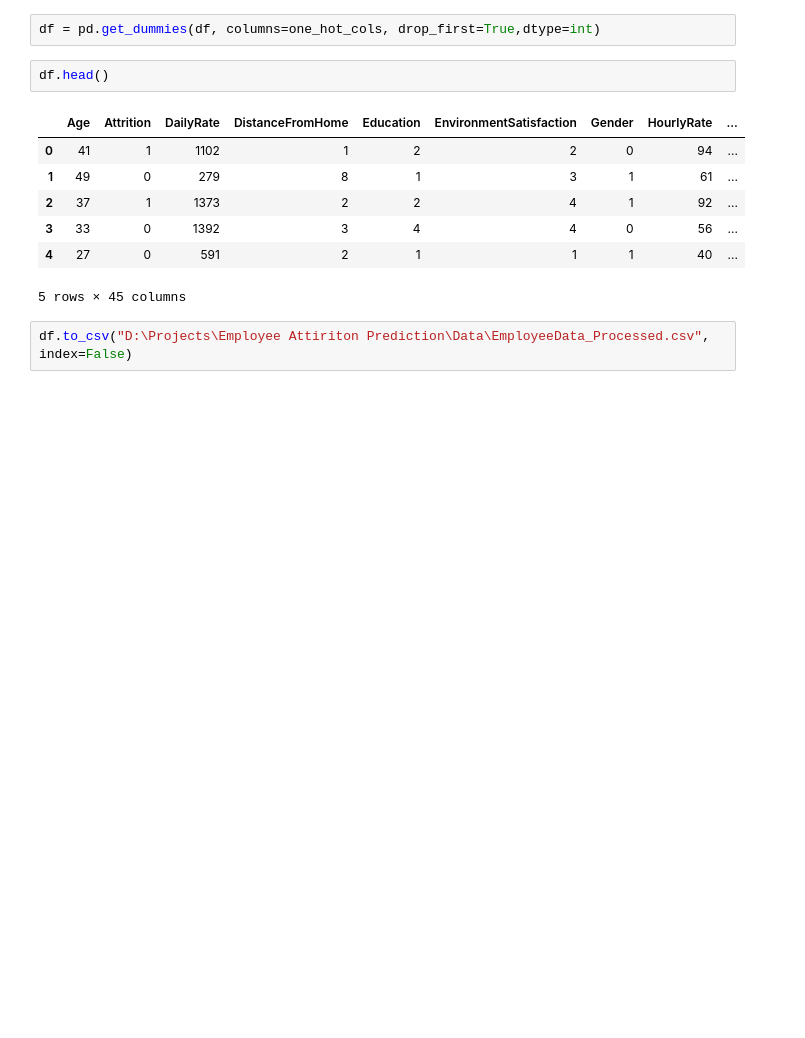
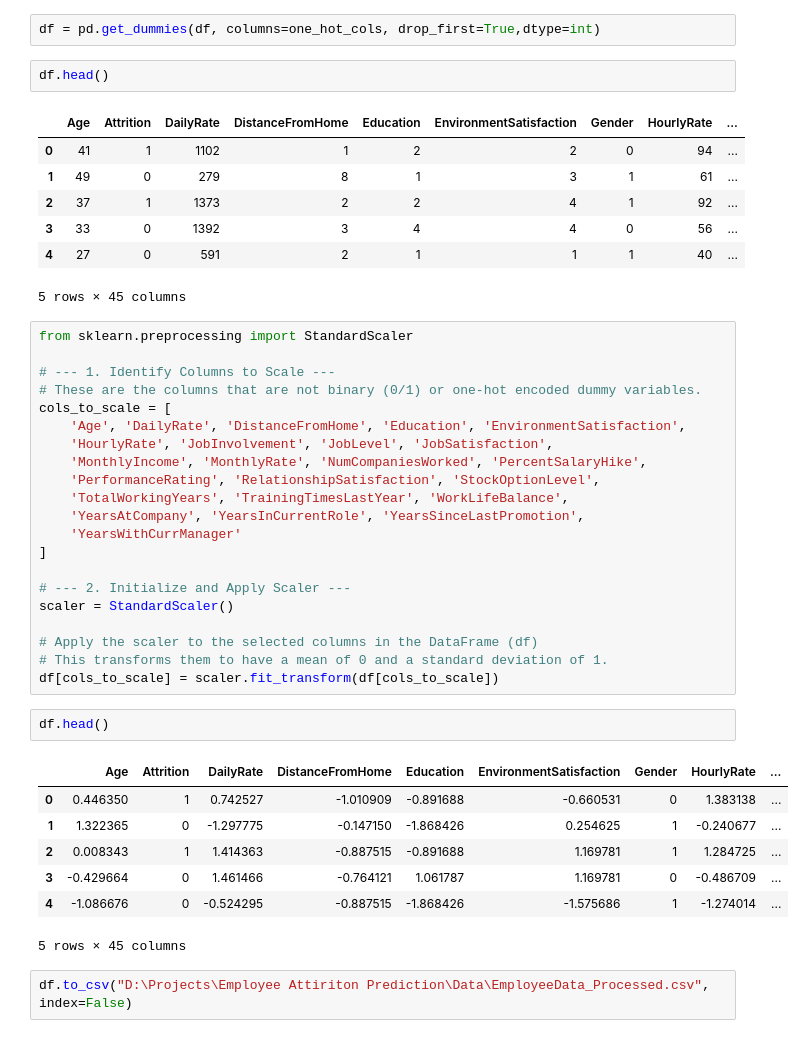
Before and after one commit to sunny2195/EmployeeAttritionPredicition, a Jupyter notebook: Notebook/EDA.ipynb, the cells around one changed output. Saved outputs shown, nothing was run; the diff lists cells and outputs as text; blank space fills up the shorter version.

```diff
--- a/Notebook/EDA.ipynb
+++ b/Notebook/EDA.ipynb
@@ -93,5 +93,36 @@ df.head()
 | 3 | 33 | 0 | 1392 | 3 | 4 | 4 | 0 | 56 | ... |
 | 4 | 27 | 0 | 591 | 2 | 1 | 1 | 1 | 40 | ... |
 5 rows × 45 columns
+# %%
+from sklearn.preprocessing import StandardScaler
+
+# --- 1. Identify Columns to Scale ---
+# These are the columns that are not binary (0/1) or one-hot encoded dummy variables.
+cols_to_scale = [
+    'Age', 'DailyRate', 'DistanceFromHome', 'Education', 'EnvironmentSatisfaction',
+    'HourlyRate', 'JobInvolvement', 'JobLevel', 'JobSatisfaction',
+    'MonthlyIncome', 'MonthlyRate', 'NumCompaniesWorked', 'PercentSalaryHike',
+    'PerformanceRating', 'RelationshipSatisfaction', 'StockOptionLevel',
+    'TotalWorkingYears', 'TrainingTimesLastYear', 'WorkLifeBalance',
+    'YearsAtCompany', 'YearsInCurrentRole', 'YearsSinceLastPromotion',
+    'YearsWithCurrManager'
+]
+
+# --- 2. Initialize and Apply Scaler ---
+scaler = StandardScaler()
+
+# Apply the scaler to the selected columns in the DataFrame (df)
+# This transforms them to have a mean of 0 and a standard deviation of 1.
+df[cols_to_scale] = scaler.fit_transform(df[cols_to_scale])
+# %%
+df.head()
+# %% [output]
+|  | Age | Attrition | DailyRate | DistanceFromHome | Education | EnvironmentSatisfaction | Gender | HourlyRate | ... |
+| 0 | 0.446350 | 1 | 0.742527 | -1.010909 | -0.891688 | -0.660531 | 0 | 1.383138 | ... |
+| 1 | 1.322365 | 0 | -1.297775 | -0.147150 | -1.868426 | 0.254625 | 1 | -0.240677 | ... |
+| 2 | 0.008343 | 1 | 1.414363 | -0.887515 | -0.891688 | 1.169781 | 1 | 1.284725 | ... |
+| 3 | -0.429664 | 0 | 1.461466 | -0.764121 | 1.061787 | 1.169781 | 0 | -0.486709 | ... |
+| 4 | -1.086676 | 0 | -0.524295 | -0.887515 | -1.868426 | -1.575686 | 1 | -1.274014 | ... |
+5 rows × 45 columns
 # %%
 df.to_csv("D:\Projects\Employee Attiriton Prediction\Data\EmployeeData_Processed.csv", index=False)
```
Also changed, not shown: 23 other files.
